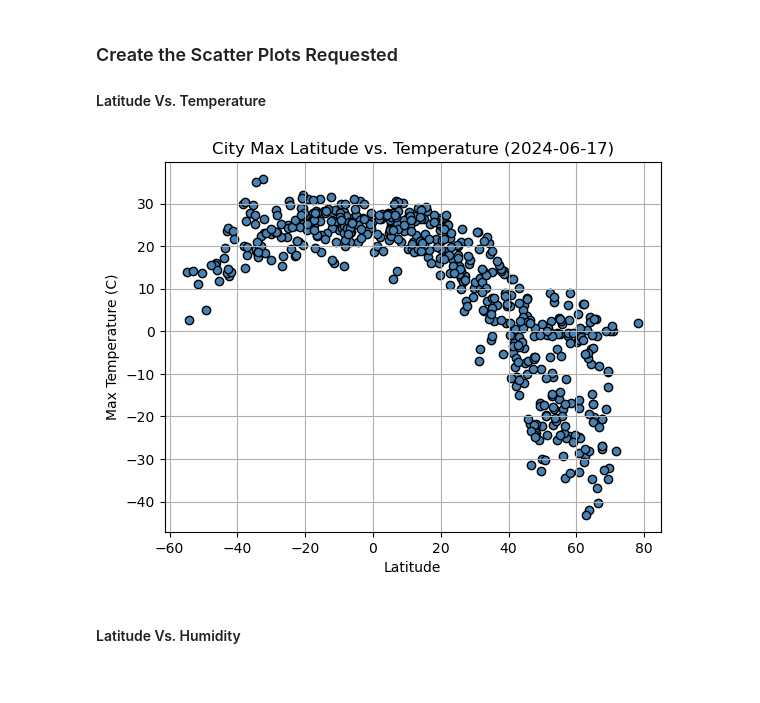
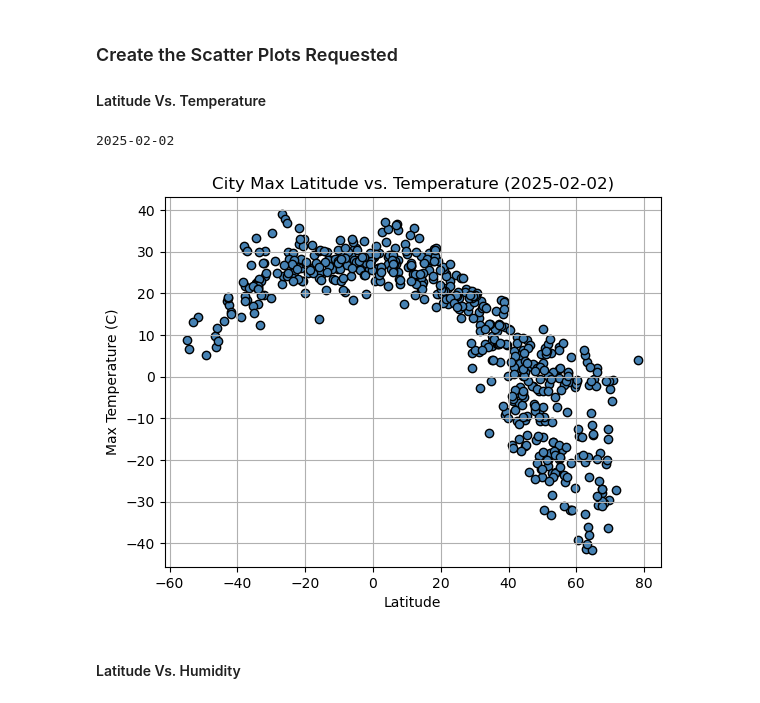
Before and after one commit to sarahryan0413/python-api-challenge, a Jupyter notebook: Notebooks/WeatherPy.ipynb, the cells around one changed output. Saved outputs shown, nothing was run; the diff lists cells and outputs as text; code cells hidden in the pictures.

```diff
--- a/Notebooks/WeatherPy.ipynb
+++ b/Notebooks/WeatherPy.ipynb
@@ -224,23 +232,29 @@ city_data_df.head()
 ### Create the Scatter Plots Requested
 
 #### Latitude Vs. Temperature
+# %%
+# Convert Unix Timestamp
+today_date = datetime.today().strftime('%Y-%m-%d')
+print(today_date)
+# %% [output]
+2025-02-02
 # %%
 # Build scatter plot for latitude vs. temperature
 plt.scatter(city_data_df["Lat"], city_data_df["Max Temp"], marker = "o", color = "steelblue", edgecolor = "black")
 
 # Incorporate the other graph properties
-plt.title("City Max Latitude vs. Temperature (2024-06-17)")
+plt.title(f"City Max Latitude vs. Temperature ({today_date})")
 plt.xlabel("Latitude")
 plt.ylabel("Max Temperature (C)")
 plt.grid()
 
 # Save the figure
 plt.savefig("output_data/Fig1.png")
 
 # Show plot
 plt.show()
 # %% [output]
-[figure, old version]
+[figure, new version]
 # %% [markdown]
 #### Latitude Vs. Humidity
 # %%
```
Also changed, not shown: parts of 16 cells of this notebook, 7 other files.
